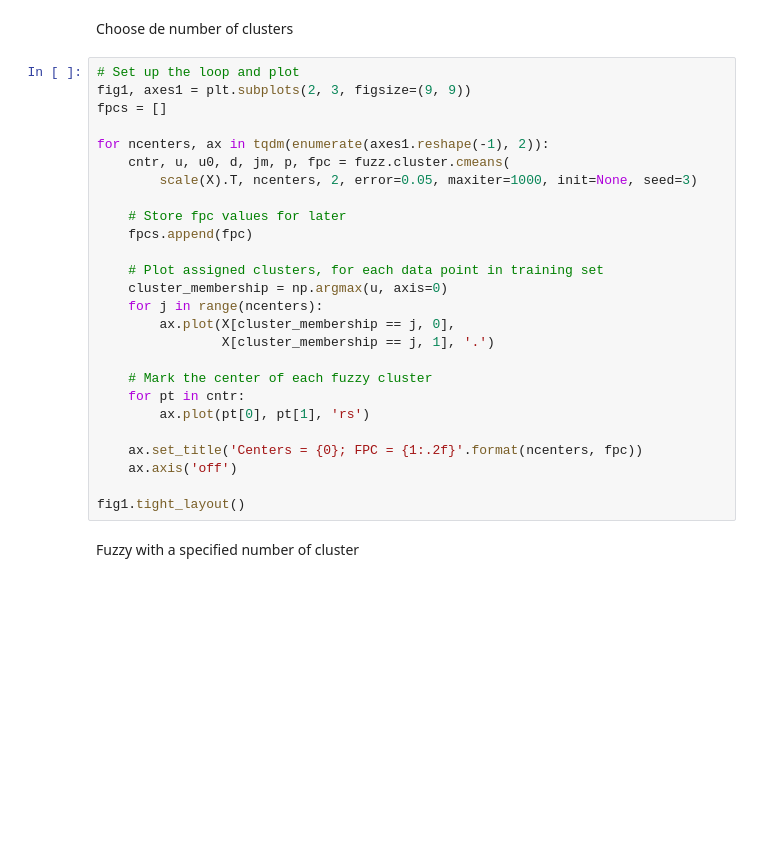
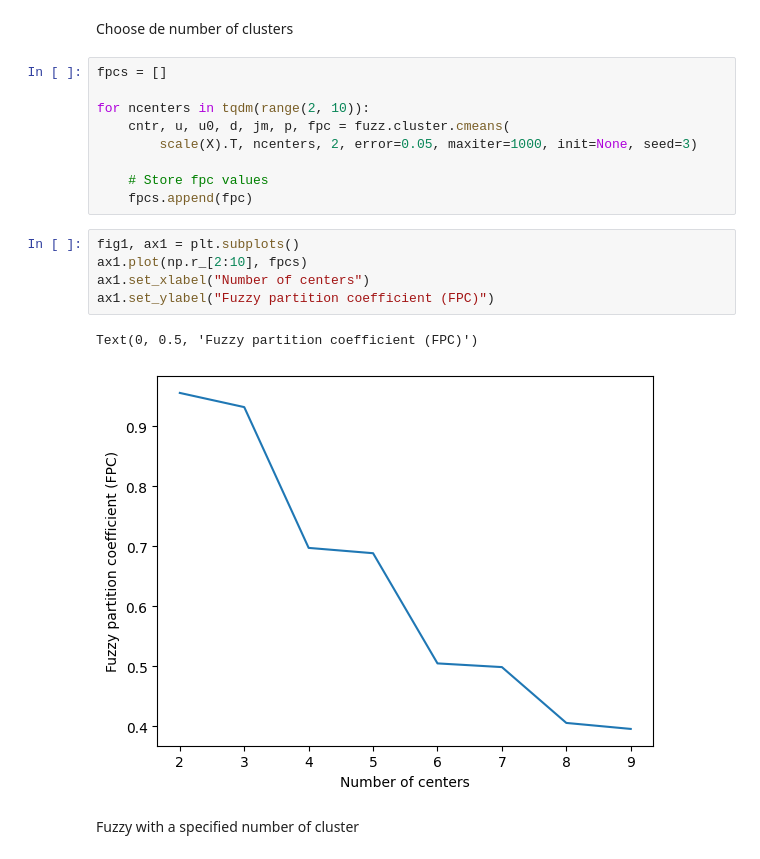
Before and after one commit to koadegno/data-minig-project, a Jupyter notebook: Fuzzy.ipynb, the cells around one changed output. Drawn from its saved outputs; the diff is of its cells as text; blank space fills up the shorter version.

Commit message:
Update Fuzzy : clean code and output

```diff
--- a/Fuzzy.ipynb
+++ b/Fuzzy.ipynb
@@ -64,32 +64,23 @@ def scale(data):
     return scaler.fit_transform(data)
 # %% [markdown]
 Choose de number of clusters
-# %%
-# Set up the loop and plot
-fig1, axes1 = plt.subplots(2, 3, figsize=(9, 9))
-fpcs = []
-
-for ncenters, ax in tqdm(enumerate(axes1.reshape(-1), 2)):
-    cntr, u, u0, d, jm, p, fpc = fuzz.cluster.cmeans(
-        scale(X).T, ncenters, 2, error=0.05, maxiter=1000, init=None, seed=3)
-
-    # Store fpc values for later
-    fpcs.append(fpc)
-
-    # Plot assigned clusters, for each data point in training set
-    cluster_membership = np.argmax(u, axis=0)
-    for j in range(ncenters):
-        ax.plot(X[cluster_membership == j, 0],
-                X[cluster_membership == j, 1], '.')
-
-    # Mark the center of each fuzzy cluster
-    for pt in cntr:
-        ax.plot(pt[0], pt[1], 'rs')
-
-    ax.set_title('Centers = {0}; FPC = {1:.2f}'.format(ncenters, fpc))
-    ax.axis('off')
-
-fig1.tight_layout()
+# %%
+fpcs = []
+
+for ncenters in tqdm(range(2, 10)):
+    cntr, u, u0, d, jm, p, fpc = fuzz.cluster.cmeans(
+        scale(X).T, ncenters, 2, error=0.05, maxiter=1000, init=None, seed=3)
+
+    # Store fpc values
+    fpcs.append(fpc)
+# %%
+fig1, ax1 = plt.subplots()
+ax1.plot(np.r_[2:10], fpcs)
+ax1.set_xlabel("Number of centers")
+ax1.set_ylabel("Fuzzy partition coefficient (FPC)")
+# %% [output]
+Text(0, 0.5, 'Fuzzy partition coefficient (FPC)')
+[figure, added]
 # %% [markdown]
 Fuzzy with a specified number of cluster
 # %%
```
Also changed, not shown: parts of 15 cells of this notebook.
